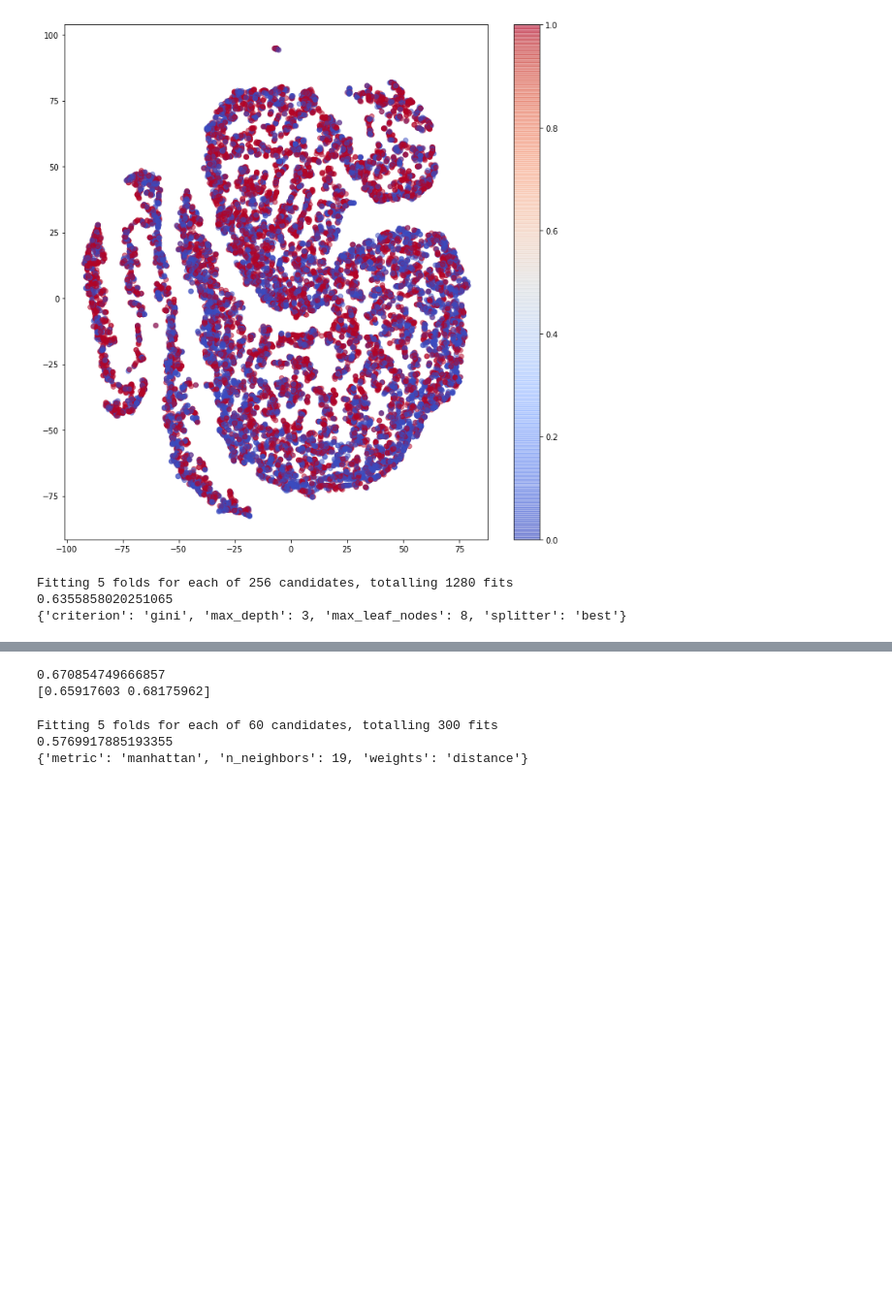
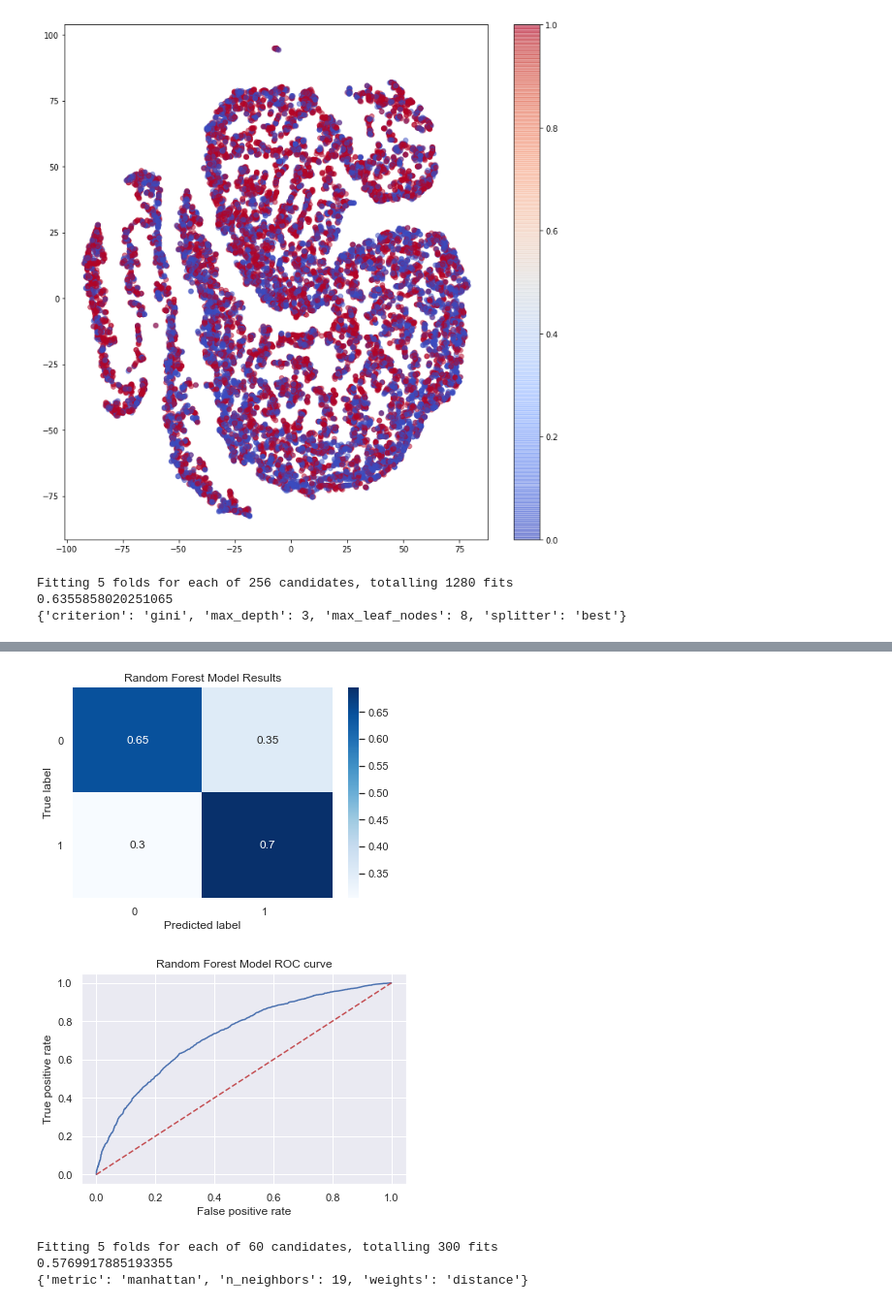
Before and after one commit to lduan97/COMP8740ML, a Jupyter notebook: Classification.ipynb, the cells around one changed output, grey strips where cells are left out. Shown at 97% size. Saved outputs shown, nothing was run; the diff lists cells and outputs as text; code cells hidden in the pictures; blank space fills up the shorter version.

```diff
--- a/Classification.ipynb
+++ b/Classification.ipynb
@@ -175,12 +204,38 @@ Fitting 5 folds for each of 30 candidates, totalling 150 fits
 # %%
 clf_RF = RandomForestClassifier(**grid_RF.best_params_, random_state=42)
 clf_RF.fit(X_train, y_train)
 pred_RF = clf_RF.predict(X_test)
+pred_proba_RF = clf_RF.predict_proba(np.array(X_test))[:,1]
 accuracy_RF = accuracy_score(y_test, pred_RF)
 f1_RF = f1_score(y_test, pred_RF, average=None)
-print(accuracy_RF)
-print(f1_RF)
+AUROC_RF = roc_auc_score(y_test, pred_proba_RF)
+fpr, tpr, thresholds = roc_curve(y_test, pred_proba_RF)
+# print(accuracy_RF)
+# print(f1_RF)
+# print(AUROC_RF)
+
+conmat_RF = confusion_matrix(y_test, pred_RF)
+val_RF = np.mat(conmat_RF)
+classnames_RF = list(set(y_train))
+df_cm_RF = pd.DataFrame(val_RF, index=classnames_RF, columns=classnames_RF)
+df_cm_RF = df_cm_RF.astype('float') / df_cm_RF.sum(axis=1)[:, np.newaxis]
+plt.figure()
+heatmap_RF = sns.heatmap(df_cm_RF, annot=True, cmap="Blues")
+heatmap_RF.yaxis.set_ticklabels(heatmap_RF.yaxis.get_ticklabels(), rotation=0, ha='right')
+heatmap_RF.xaxis.set_ticklabels(heatmap_RF.xaxis.get_ticklabels(), rotation=0, ha='right')
+plt.ylabel('True label')
+plt.xlabel('Predicted label')
+plt.title('Random Forest Model Results')
+plt.show()
+
+sns.set()
+plt.plot(fpr, tpr)
+plt.plot(fpr, fpr, linestyle='--', color='r')
+plt.xlabel('False positive rate')
+plt.ylabel('True positive rate')
+plt.title('Random Forest Model ROC curve');
+plt.show()
 # %% [output]
-0.670854749666857
-[0.65917603 0.68175962]
+[figure, added]
+[figure, added]
 # %%
```
Also changed, not shown: parts of 16 cells of this notebook.
